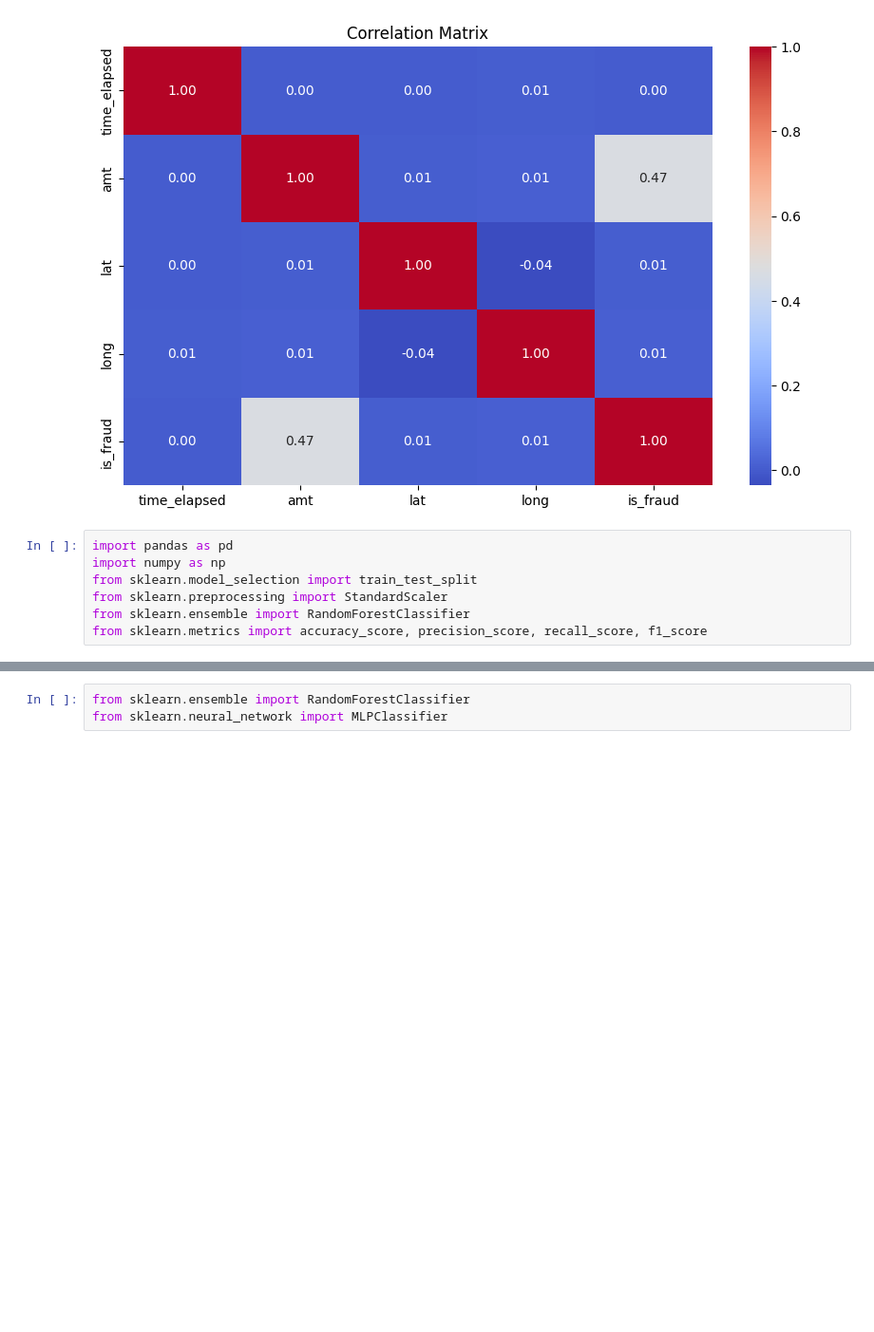
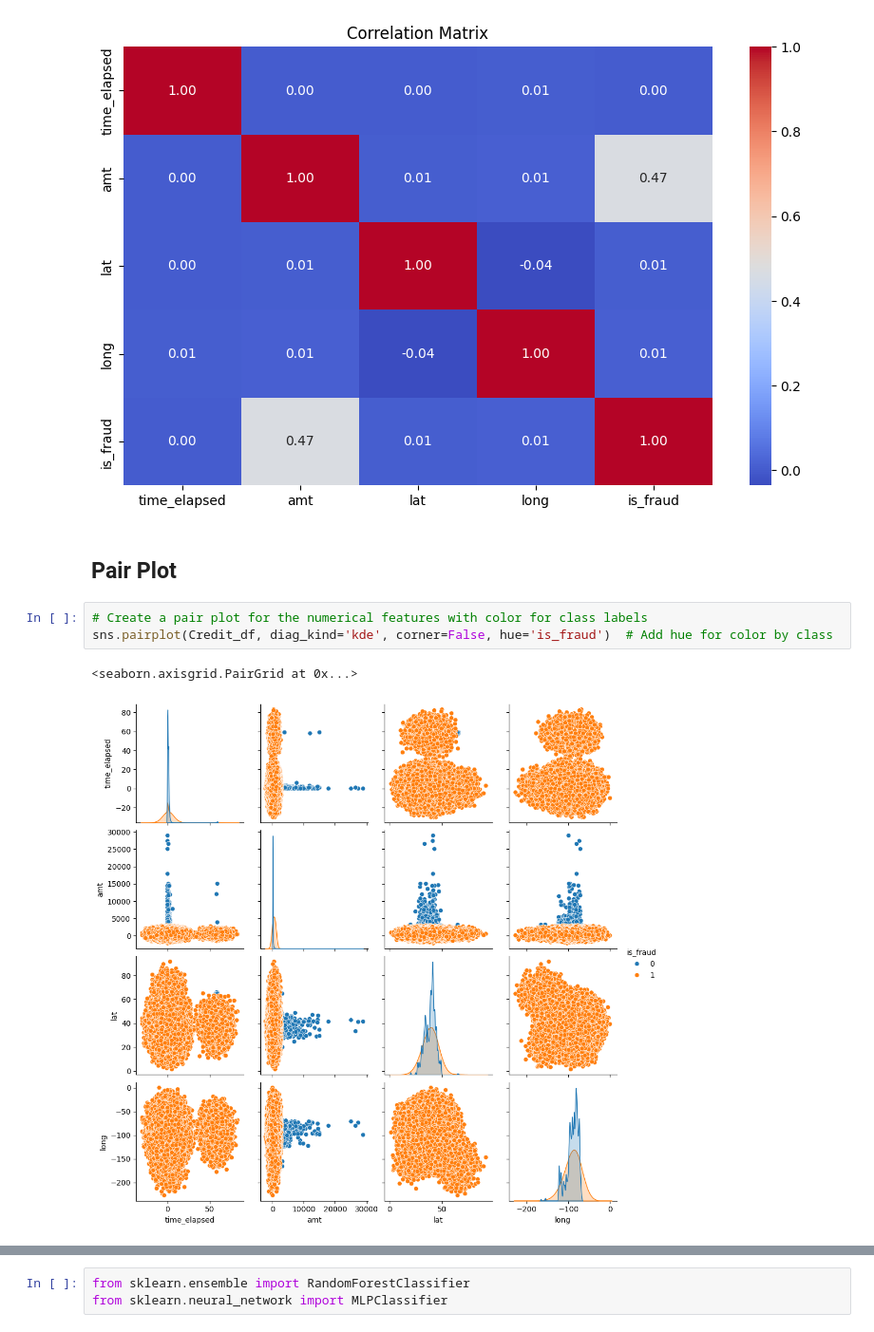
Before and after one commit to sanaarshadmahmood/Card-fraud-detection, a Jupyter notebook: Credit_Card.ipynb, the cells around one changed output, grey strips where cells are left out. Shown at 95% size. Cells and saved outputs as stored; diff of their text form; blank space fills up the shorter version.

```diff
--- a/Credit_Card.ipynb
+++ b/Credit_Card.ipynb
@@ -154,10 +175,11 @@ plt.title("Correlation Matrix")
 plt.show()
 # %% [output]
 [figure]
-# %%
-import pandas as pd
-import numpy as np
-from sklearn.model_selection import train_test_split
-from sklearn.preprocessing import StandardScaler
-from sklearn.ensemble import RandomForestClassifier
-from sklearn.metrics import accuracy_score, precision_score, recall_score, f1_score
+# %% [markdown]
+## **Pair Plot**
+# %%
+# Create a pair plot for the numerical features with color for class labels
+sns.pairplot(Credit_df, diag_kind='kde', corner=False, hue='is_fraud')  # Add hue for color by class
+# %% [output]
+<seaborn.axisgrid.PairGrid at 0x...>
+[figure, added]
```
Also changed, not shown: parts of 68 cells of this notebook.
